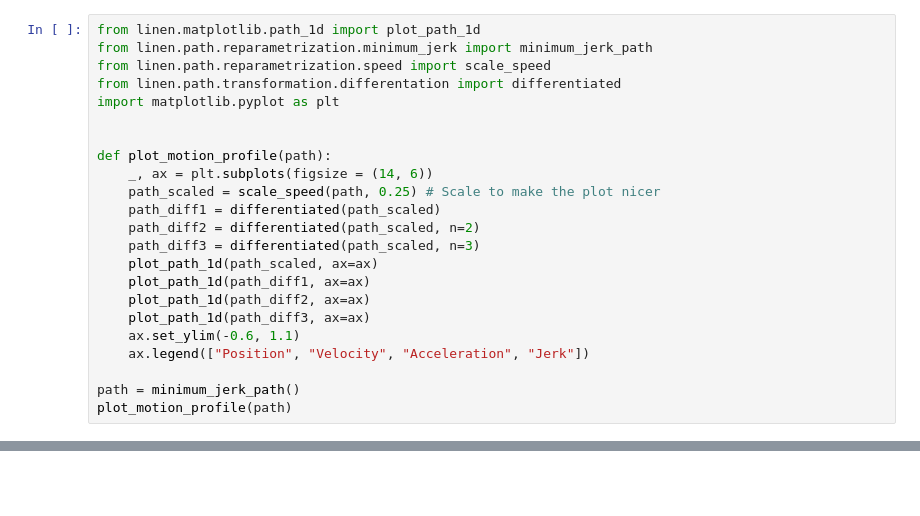
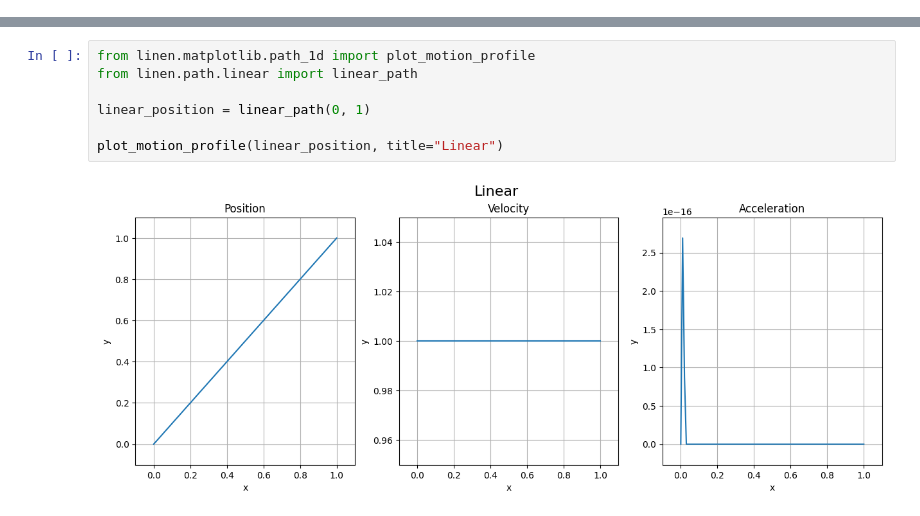
Before and after one commit to Victorlouisdg/linen, a Jupyter notebook: notebooks/04_motion_profiles.ipynb, the cells around one changed output, grey strips where cells are left out. Cells and saved outputs as stored; diff of their text form; blank space fills up the shorter version.

Commit message:
work on motion profiles

```diff
--- a/notebooks/04_motion_profiles.ipynb
+++ b/notebooks/04_motion_profiles.ipynb
@@ -1,23 +0,0 @@
-# %%
-from linen.matplotlib.path_1d import plot_path_1d
-from linen.path.reparametrization.minimum_jerk import minimum_jerk_path
-from linen.path.reparametrization.speed import scale_speed
-from linen.path.transformation.differentation import differentiated
-import matplotlib.pyplot as plt
-
-
-def plot_motion_profile(path):
-    _, ax = plt.subplots(figsize = (14, 6))
-    path_scaled = scale_speed(path, 0.25) # Scale to make the plot nicer
-    path_diff1 = differentiated(path_scaled)
-    path_diff2 = differentiated(path_scaled, n=2)
-    path_diff3 = differentiated(path_scaled, n=3)
-    plot_path_1d(path_scaled, ax=ax)
-    plot_path_1d(path_diff1, ax=ax)
-    plot_path_1d(path_diff2, ax=ax)
-    plot_path_1d(path_diff3, ax=ax)
-    ax.set_ylim(-0.6, 1.1)
-    ax.legend(["Position", "Velocity", "Acceleration", "Jerk"])
-
-path = minimum_jerk_path()
-plot_motion_profile(path)
@@ -41,0 +1,9 @@ plot_path_1d(position_path, ax=ax3)
+# %%
+from linen.matplotlib.path_1d import plot_motion_profile
+from linen.path.linear import linear_path
+
+linear_position = linear_path(0, 1)
+
+plot_motion_profile(linear_position, title="Linear")
+# %% [output]
+[figure, added]
```
Also changed, not shown: parts of 4 cells of this notebook, 3 other files.
